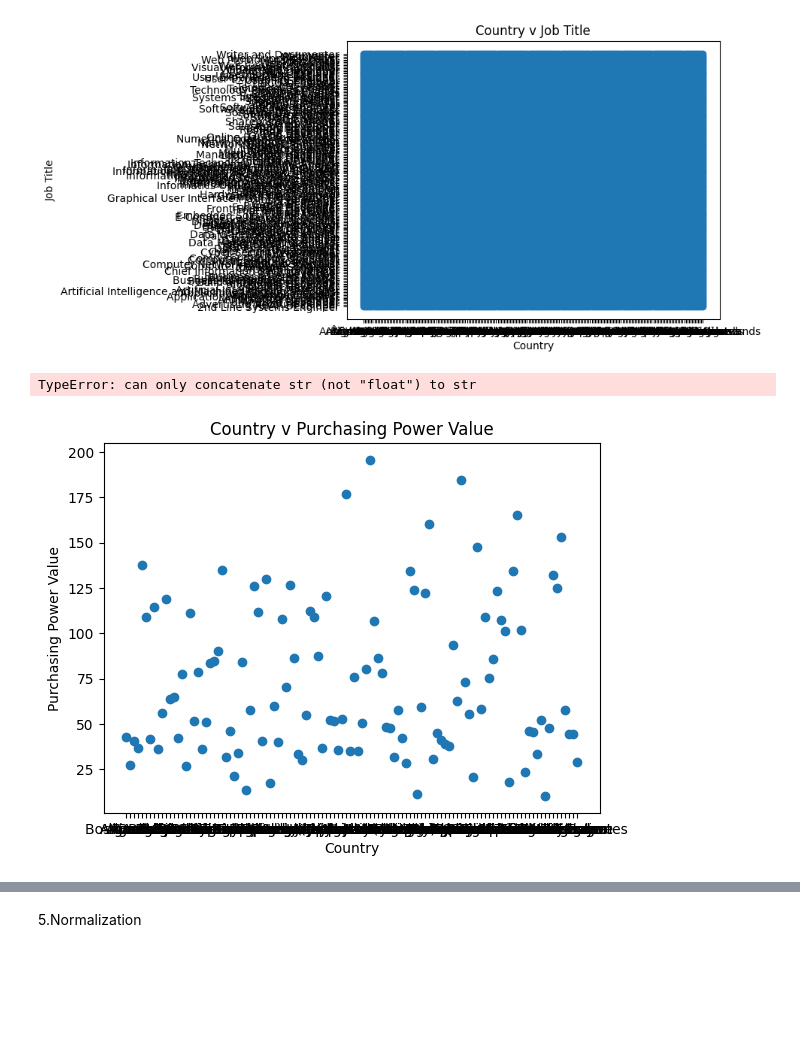
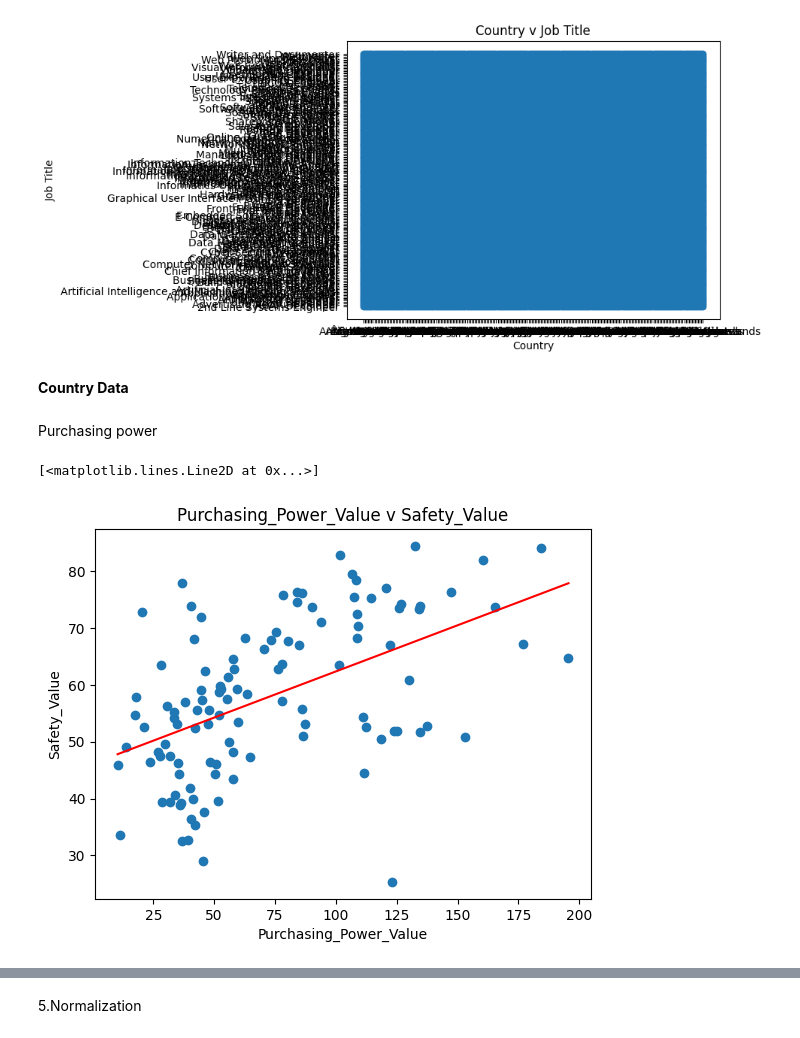
Before and after one commit to NojusMat/DataVisCA1, a Jupyter notebook: DataVisCA1_NojusMatusevicius_SD4A.ipynb, the cells around one changed output, grey strips where cells are left out. Cells and saved outputs as stored; diff of their text form; code cells hidden in the pictures; blank space fills up the shorter version.

Commit message:
Country Data Scatterplot

```diff
--- a/DataVisCA1_NojusMatusevicius_SD4A.ipynb
+++ b/DataVisCA1_NojusMatusevicius_SD4A.ipynb
@@ -473,12 +422,16 @@ plt.plot(np.unique(jobsData_Clean.Country), np.poly1d(np.polyfit(jobsData_Clean.
 # %% [output]
 TypeError: can only concatenate str (not "float") to str
 [figure]
+# %% [markdown]
+<b>Country Data</b>
+# %% [markdown]
+Purchasing power
 # %%
-plt.title("Country v Purchasing Power Value")
-plt.xlabel("Country")
-plt.ylabel("Purchasing Power Value")
-plt.scatter(CountryData_Clean.Country, CountryData_Clean.Purchasing_Power_Value)
-plt.plot(np.unique(CountryData_Clean.Country), np.poly1d(np.polyfit(CountryData_Clean.Country, CountryData_Clean.Purchasing_Power_Value, 1))(np.unique(CountryData_Clean.Country)))
+plt.title("Purchasing_Power_Value v Safety_Value")
+plt.xlabel("Purchasing_Power_Value")
+plt.ylabel("Safety_Value")
+plt.scatter(CountryData_Clean.Purchasing_Power_Value, CountryData_Clean.Safety_Value)
+plt.plot(np.unique(CountryData_Clean.Purchasing_Power_Value), np.poly1d(np.polyfit(CountryData_Clean.Purchasing_Power_Value, CountryData_Clean.Safety_Value, 1))(np.unique(CountryData_Clean.Purchasing_Power_Value)), color='red')
 # %% [output]
-TypeError: can only concatenate str (not "float") to str
+[<matplotlib.lines.Line2D at 0x...>]
-[figure, old version]
+[figure, new version]
```
Also changed, not shown: parts of 16 cells of this notebook.
